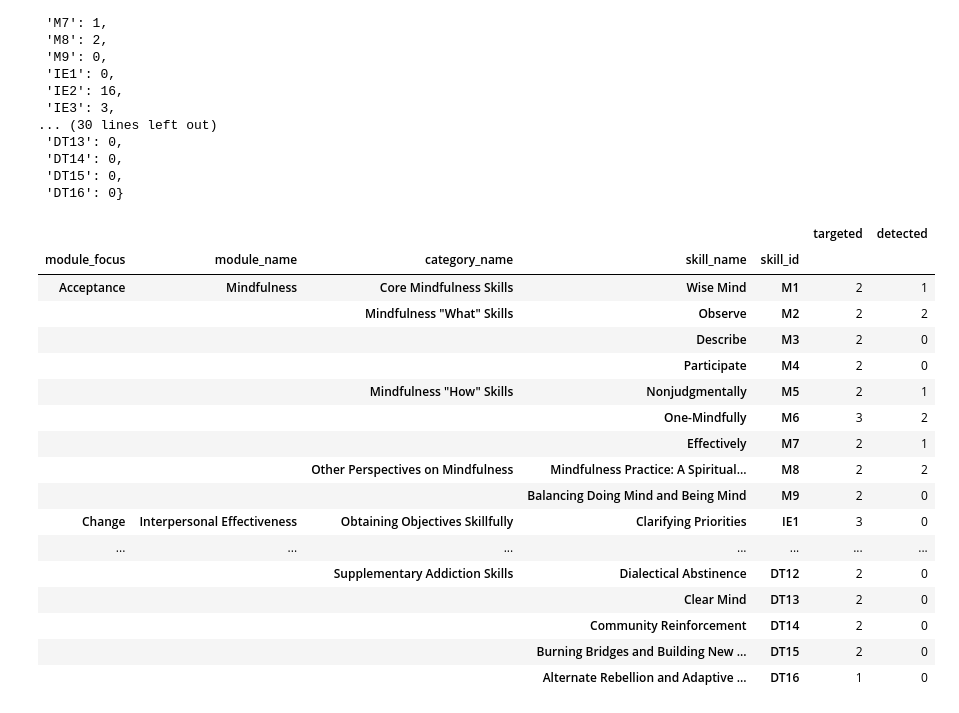
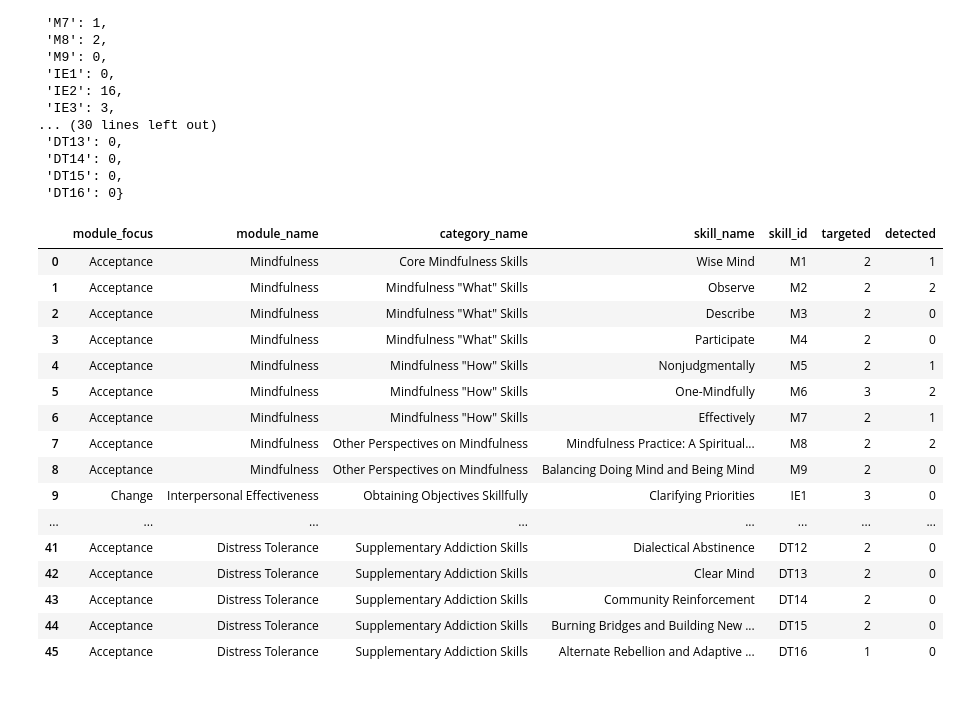
Before and after one commit to hecerinc/dbt-llm, a Jupyter notebook: src/Complete Pipeline.ipynb, the cells around one changed output. Drawn from its saved outputs; the diff is of its cells as text; code cells hidden in the pictures.

Commit message:
skill presence basic viz

```diff
--- a/src/Complete Pipeline.ipynb
+++ b/src/Complete Pipeline.ipynb
@@ -316,34 +317,34 @@ detected_skill_cts
 # %%
 skill_info_attrs = ['module_focus', 'module_name', 'category_name', 'skill_name', 'skill_id']
 skill_info_lists = [
     [skill.__getattribute__(skill_attr) for skill in dbt_skills.skills]
     for skill_attr in skill_info_attrs
 ]
 skill_info_tuples = list(zip(*skill_info_lists))
 index = pd.MultiIndex.from_tuples(skill_info_tuples, names=skill_info_attrs)
 skill_counts_df = pd.DataFrame(index=index)
 skill_counts_df['targeted'] = list(target_skill_cts.values())
 skill_counts_df['detected'] = list(detected_skill_cts.values())
+skill_counts_df = skill_counts_df.reset_index()
 skill_counts_df
 # %% [output]
-|  |  |  |  |  | targeted | detected |
-| module_focus | module_name | category_name | skill_name | skill_id |  |  |
-| Acceptance | Mindfulness | Core Mindfulness Skills | Wise Mind | M1 | 2 | 1 |
-|  |  | Mindfulness "What" Skills | Observe | M2 | 2 | 2 |
-|  |  |  | Describe | M3 | 2 | 0 |
-|  |  |  | Participate | M4 | 2 | 0 |
-|  |  | Mindfulness "How" Skills | Nonjudgmentally | M5 | 2 | 1 |
-|  |  |  | One-Mindfully | M6 | 3 | 2 |
-|  |  |  | Effectively | M7 | 2 | 1 |
-|  |  | Other Perspectives on Mindfulness | Mindfulness Practice: A Spiritual... | M8 | 2 | 2 |
-|  |  |  | Balancing Doing Mind and Being Mind | M9 | 2 | 0 |
-| Change | Interpersonal Effectiveness | Obtaining Objectives Skillfully | Clarifying Priorities | IE1 | 3 | 0 |
-| ... | ... | ... | ... | ... | ... | ... |
-|  |  | Supplementary Addiction Skills | Dialectical Abstinence | DT12 | 2 | 0 |
-|  |  |  | Clear Mind | DT13 | 2 | 0 |
-|  |  |  | Community Reinforcement | DT14 | 2 | 0 |
-|  |  |  | Burning Bridges and Building New ... | DT15 | 2 | 0 |
-|  |  |  | Alternate Rebellion and Adaptive ... | DT16 | 1 | 0 |
+|  | module_focus | module_name | category_name | skill_name | skill_id | targeted | detected |
+| 0 | Acceptance | Mindfulness | Core Mindfulness Skills | Wise Mind | M1 | 2 | 1 |
+| 1 | Acceptance | Mindfulness | Mindfulness "What" Skills | Observe | M2 | 2 | 2 |
+| 2 | Acceptance | Mindfulness | Mindfulness "What" Skills | Describe | M3 | 2 | 0 |
+| 3 | Acceptance | Mindfulness | Mindfulness "What" Skills | Participate | M4 | 2 | 0 |
+| 4 | Acceptance | Mindfulness | Mindfulness "How" Skills | Nonjudgmentally | M5 | 2 | 1 |
+| 5 | Acceptance | Mindfulness | Mindfulness "How" Skills | One-Mindfully | M6 | 3 | 2 |
+| 6 | Acceptance | Mindfulness | Mindfulness "How" Skills | Effectively | M7 | 2 | 1 |
+| 7 | Acceptance | Mindfulness | Other Perspectives on Mindfulness | Mindfulness Practice: A Spiritual... | M8 | 2 | 2 |
+| 8 | Acceptance | Mindfulness | Other Perspectives on Mindfulness | Balancing Doing Mind and Being Mind | M9 | 2 | 0 |
+| 9 | Change | Interpersonal Effectiveness | Obtaining Objectives Skillfully | Clarifying Priorities | IE1 | 3 | 0 |
+| ... | ... | ... | ... | ... | ... | ... | ... |
+| 41 | Acceptance | Distress Tolerance | Supplementary Addiction Skills | Dialectical Abstinence | DT12 | 2 | 0 |
+| 42 | Acceptance | Distress Tolerance | Supplementary Addiction Skills | Clear Mind | DT13 | 2 | 0 |
+| 43 | Acceptance | Distress Tolerance | Supplementary Addiction Skills | Community Reinforcement | DT14 | 2 | 0 |
+| 44 | Acceptance | Distress Tolerance | Supplementary Addiction Skills | Burning Bridges and Building New ... | DT15 | 2 | 0 |
+| 45 | Acceptance | Distress Tolerance | Supplementary Addiction Skills | Alternate Rebellion and Adaptive ... | DT16 | 1 | 0 |
 # %%
 skill_counts_df['targeted'] /= skill_counts_df['targeted'].agg('sum')
 skill_counts_df['detected'] /= skill_counts_df['detected'].agg('sum')
```
Also changed, not shown: parts of 4 cells of this notebook.
